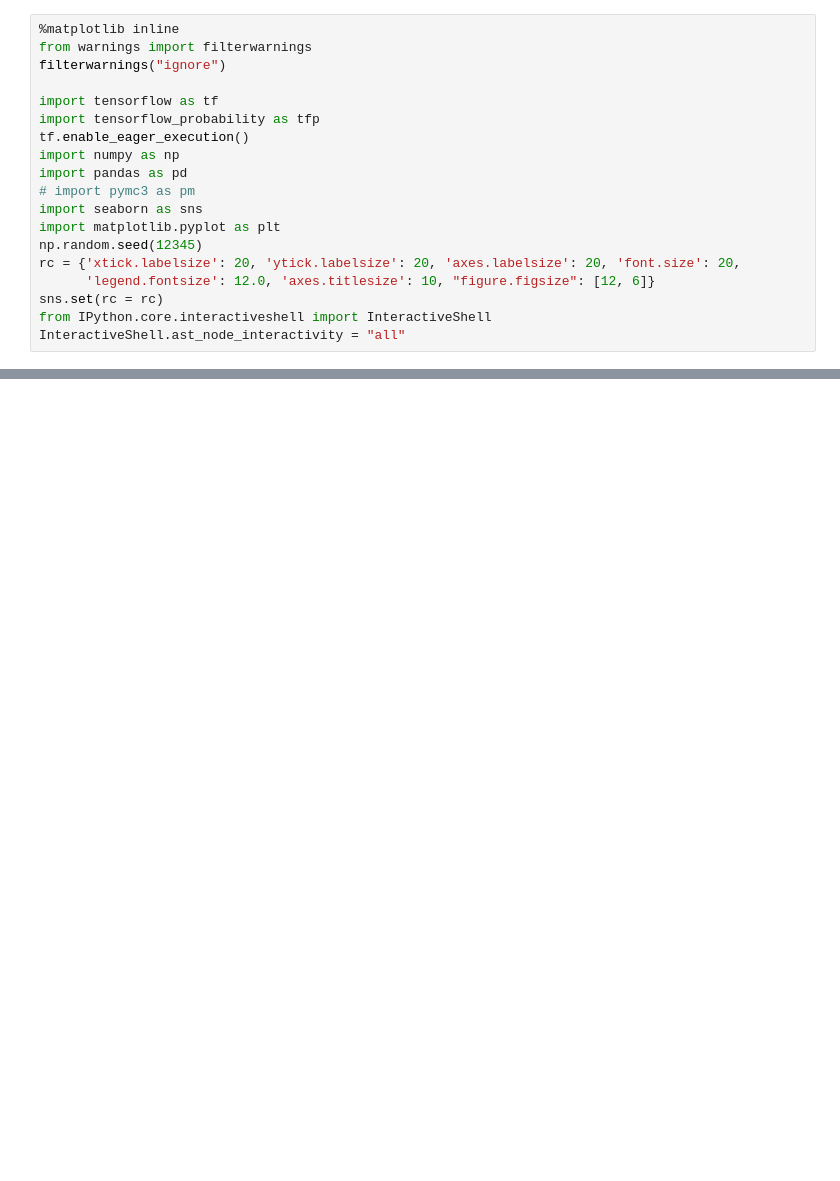
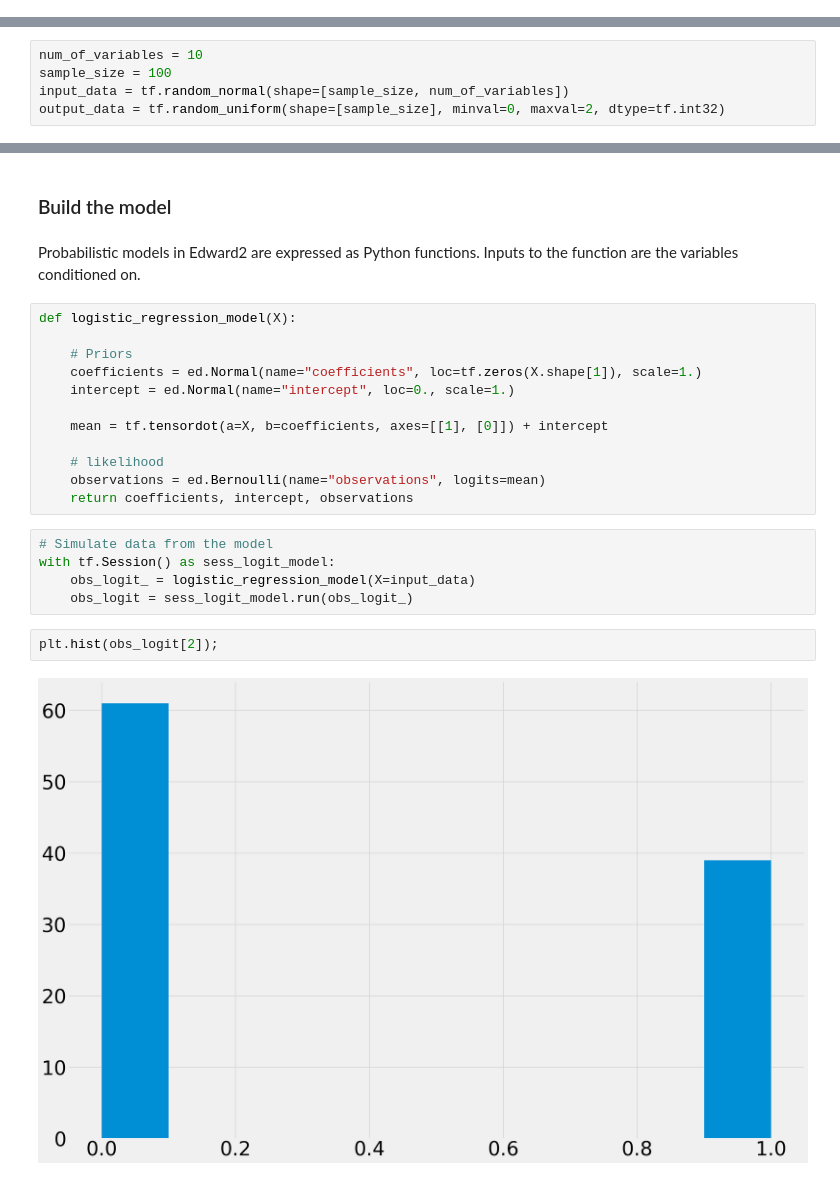
Before and after one commit to Emaasit/learning-tfp, a Jupyter notebook: 01_quick_start.ipynb, the cells around one changed output, grey strips where cells are left out. Drawn from its saved outputs; the diff is of its cells as text; blank space fills up the shorter version.

```diff
--- a/01_quick_start.ipynb
+++ b/01_quick_start.ipynb
@@ -3,19 +0,0 @@
-# %%
-%matplotlib inline
-from warnings import filterwarnings
-filterwarnings("ignore")
-
-import tensorflow as tf
-import tensorflow_probability as tfp
-tf.enable_eager_execution()
-import numpy as np
-import pandas as pd
-# import pymc3 as pm
-import seaborn as sns
-import matplotlib.pyplot as plt
-np.random.seed(12345)
-rc = {'xtick.labelsize': 20, 'ytick.labelsize': 20, 'axes.labelsize': 20, 'font.size': 20,
-      'legend.fontsize': 12.0, 'axes.titlesize': 10, "figure.figsize": [12, 6]}
-sns.set(rc = rc)
-from IPython.core.interactiveshell import InteractiveShell
-InteractiveShell.ast_node_interactivity = "all"
@@ -49,0 +105,5 @@ tf.Tensor([1.618256], shape=(1,), dtype=float32)
+# %%
+num_of_variables = 10
+sample_size = 100
+input_data = tf.random_normal(shape=[sample_size, num_of_variables])
+output_data = tf.random_uniform(shape=[sample_size], minval=0, maxval=2, dtype=tf.int32)
@@ -49,0 +117,25 @@ tf.Tensor([1.618256], shape=(1,), dtype=float32)
+# %% [markdown]
+### Build the model
+# %% [markdown]
+Probabilistic models in Edward2 are expressed as Python functions. Inputs to the function are the variables conditioned on.
+# %%
+def logistic_regression_model(X):
+
+    # Priors
+    coefficients = ed.Normal(name="coefficients", loc=tf.zeros(X.shape[1]), scale=1.)
+    intercept = ed.Normal(name="intercept", loc=0., scale=1.)
+
+    mean = tf.tensordot(a=X, b=coefficients, axes=[[1], [0]]) + intercept
+
+    # likelihood
+    observations = ed.Bernoulli(name="observations", logits=mean)
+    return coefficients, intercept, observations
+# %%
+# Simulate data from the model
+with tf.Session() as sess_logit_model:
+    obs_logit_ = logistic_regression_model(X=input_data)
+    obs_logit = sess_logit_model.run(obs_logit_)
+# %%
+plt.hist(obs_logit[2]);
+# %% [output]
+[figure, added]
```
Also changed, not shown: parts of 68 cells of this notebook, 3 other files.
